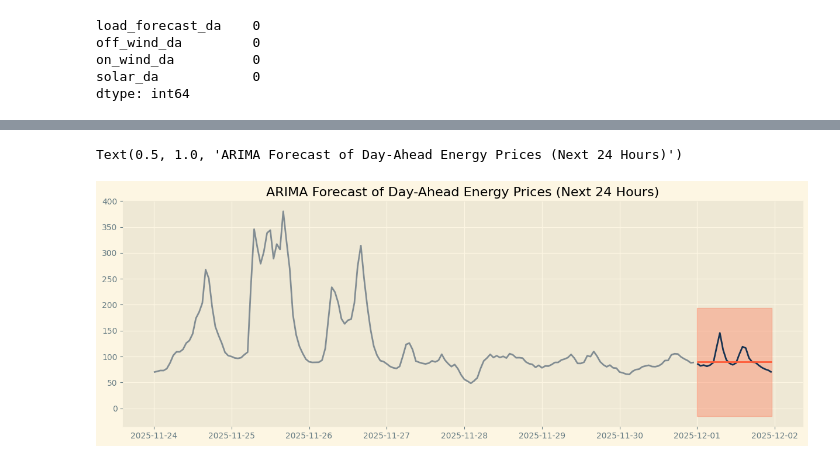
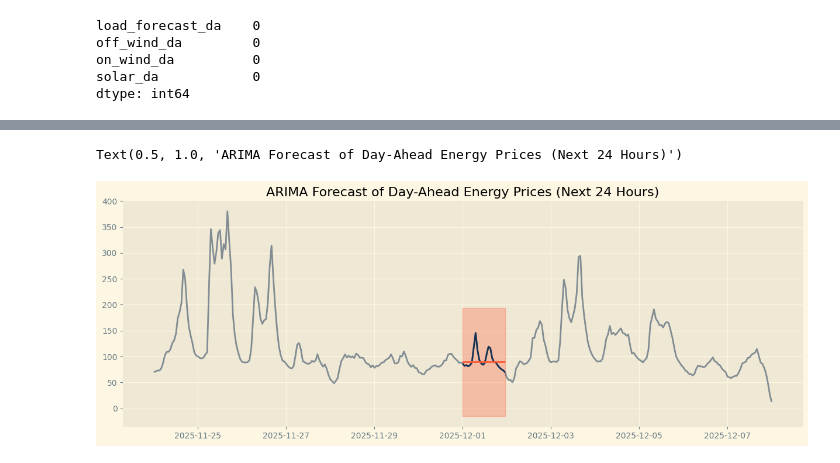
Before and after one commit to SSBO-ai/ai-for-energy, a Jupyter notebook: sarimax_2025.ipynb, the cells around one changed output, grey strips where cells are left out. Saved outputs shown, nothing was run; the diff lists cells and outputs as text; code cells hidden in the pictures.

```diff
--- a/sarimax_2025.ipynb
+++ b/sarimax_2025.ipynb
@@ -251,6 +252,10 @@ conf_int = forecast.conf_int()
 
 actual_values = y_test.loc[y_pred.index]
 
+start_plot_date = y_test.index[0] - pd.Timedelta(days=7)  # Show 7 days of history
+end_plot_date = y_test.index[0] + pd.Timedelta(days=7)  # Show 1 day of forecast
+y_slice = y[start_plot_date:end_plot_date]  # Historical data up to the start of the test set
+
 plt.figure(figsize=(15, 5))
 plt.plot(y_slice.index, y_slice, label='Historical', color=NF_BLUE, alpha=0.5)
 #plt.plot(y_test.index[:n_steps], y_test[:n_steps], label='Actual', color=NF_BLUE)
@@ -291,28 +296,26 @@ Warnings:
 # %%
 # Forecast next-day hourly prices with ARIMA model
 
 n_steps = 24
 
 forecast_arima = results_arima.get_forecast(
     steps=n_steps
 )
 
 y_pred_arima = forecast_arima.predicted_mean
 conf_int_arima = forecast_arima.conf_int()
 
 # Plotting actual curne and the results
 
-y_slice = y_train[-7*24:]
-
 actual_values = y_test.loc[y_pred_arima.index]
 
 plt.figure(figsize=(15, 5))
 plt.plot(y_slice.index, y_slice, label='Historical', color=NF_BLUE, alpha=0.5)
 #plt.plot(y_test.index[:n_steps], y_test[:n_steps], label='Actual', color=NF_BLUE)
 plt.plot(actual_values.index, actual_values, label='Actual', color=NF_BLUE)
 plt.plot(y_pred_arima.index, y_pred_arima, label='Predicted', color=NF_ORANGE)
 plt.fill_between(conf_int_arima.index, conf_int_arima.iloc[:, 0], conf_int_arima.iloc[:, 1], color=NF_ORANGE, alpha=0.3, label='Confidence Interval')
 plt.title('ARIMA Forecast of Day-Ahead Energy Prices (Next 24 Hours)')
 # %% [output]
 Text(0.5, 1.0, 'ARIMA Forecast of Day-Ahead Energy Prices (Next 24 Hours)')
-[figure, old version]
+[figure, new version]
```
Also changed, not shown: parts of 11 cells of this notebook, 1 other file.
